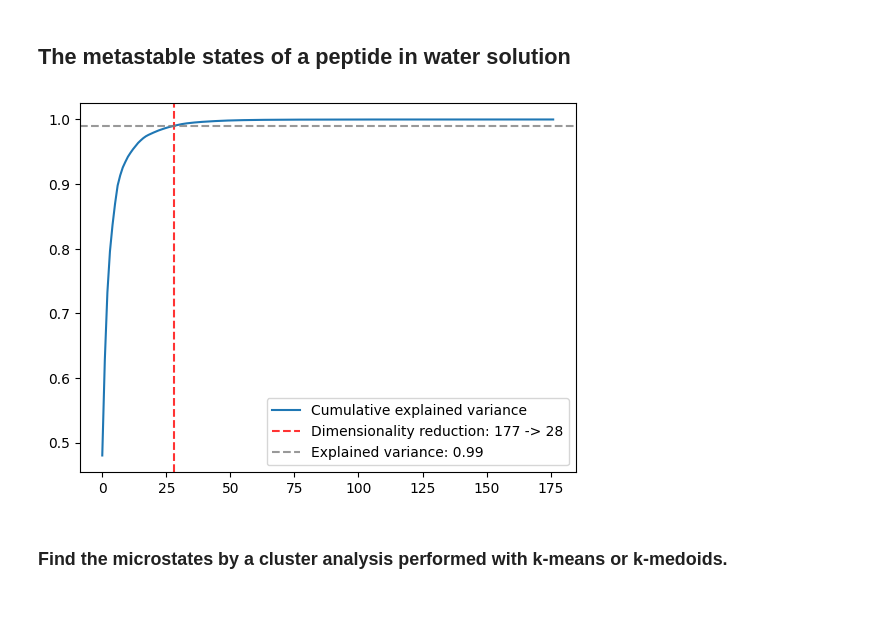
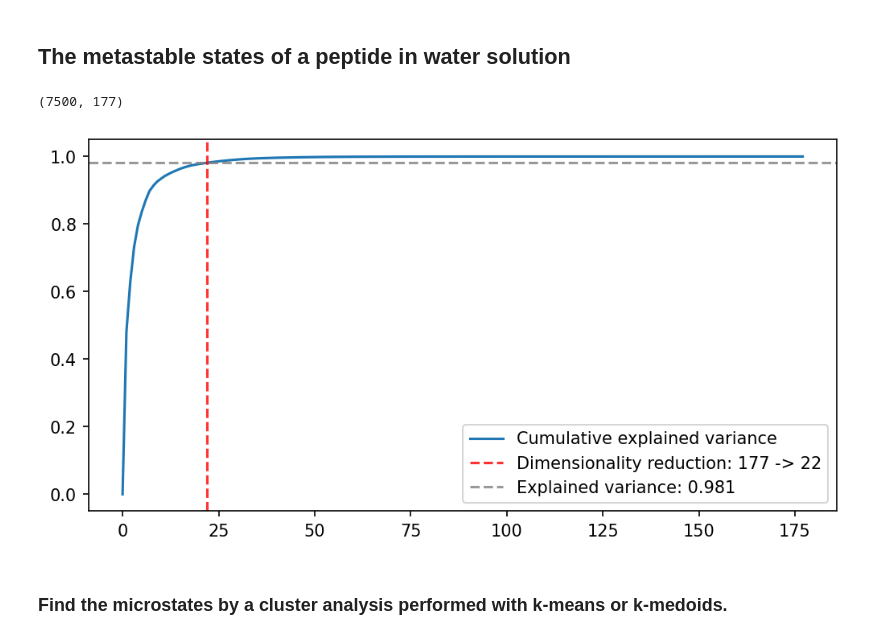
Before and after one commit to DavideScassola/UnsupervisedLearning2022-2023, a Jupyter notebook: third_exercise/third_exercise.ipynb, the cells around one changed output. Saved outputs shown, nothing was run; the diff lists cells and outputs as text; code cells hidden in the pictures; blank space fills up the shorter version.

```diff
--- a/third_exercise/third_exercise.ipynb
+++ b/third_exercise/third_exercise.ipynb
@@ -11,7 +11,7 @@ import matplotlib.pyplot as plt
 plt.rcParams["figure.figsize"] = (8,4)
 plt.rcParams["figure.dpi"] = 150
 
-COLORS = np.array(['red', 'blue', 'green', 'black', 'purple', 'brown'])
+COLORS = np.array(['red', 'blue', 'green', 'cyan', 'black', 'brown'])
 
 def sorted_spectrum(matrix):
     eigenvalues, left_eigenvectors, right_eigenvectors = linalg.eig(matrix, left=True) # eigenvectors are the columns
@@ -21,21 +21,22 @@ def sorted_spectrum(matrix):
     right_eigenvectors = np.real(right_eigenvectors[:, i])
     return eigenvalues, left_eigenvectors, right_eigenvectors
 
-def pca(x: np.ndarray, dim: int = 'auto', variance_target: float = 0.99, normalize = False):
+def pca(x: np.ndarray, dim: int = 'auto', variance_target: float = 0.99, normalize = False, plot=True):
     centered_x = x - np.mean(x, axis=0)
     if normalize:
         centered_x /= np.std(x, axis=0)
     cov = (centered_x.T).dot(centered_x)/len(x)
     evalues, evectors, _ = sorted_spectrum(cov)
-    expl_variance = np.cumsum(evalues / np.sum(evalues))
-    plt.plot(expl_variance, label = 'Cumulative explained variance')
+    expl_variance = np.append(0, np.cumsum(evalues / np.sum(evalues)))
+    if plot:
+        plt.plot(expl_variance, label = 'Cumulative explained variance')
     if dim=='auto':
         dim = np.sum(expl_variance < variance_target)
 
-
-    plt.axvline(x=dim, color = 'red', label = f"Dimensionality reduction: {x.shape[1]} -> {dim}", alpha = 0.8, linestyle='--')
-    plt.axhline(y=expl_variance[dim], color = 'gray', label = f"Explained variance: {expl_variance[dim]:.3g}", alpha = 0.8, linestyle='--')
-    plt.legend()
+    if plot:
+        plt.axvline(x=dim, color = 'red', label = f"Dimensionality reduction: {x.shape[1]} -> {dim}", alpha = 0.8, linestyle='--')
+        plt.axhline(y=expl_variance[dim], color = 'gray', label = f"Explained variance: {expl_variance[dim]:.3g}", alpha = 0.8, linestyle='--')
+        plt.legend()
     #print(f"Dimensionality reduction: {x.shape[1]} -> {dim}")
     #print(f"Explained variance: {expl_variance[dim]:.3f}")
     return centered_x.dot(evectors[:,:dim])
@@ -59,6 +60,7 @@ def kmeans(*, X: np.ndarray, k: int):
         old_labels = labels
         labels = np.argmin(D, axis=1)
         centers = np.array([np.mean(X[labels==i], axis=0) for i in range(k)])
+    labels -= np.min(labels)
     return (labels, centers)
 # %%
 # Download dataset
@@ -70,23 +72,26 @@ if not os.path.exists('high_variance_distances.dat'):
     os.system(f'gzip -d {compressed_file_name}')
 
 # Load dataset
-data = np.genfromtxt(file_name, delimiter=' ')
+data = np.genfromtxt(file_name, delimiter=' ', dtype='float32')
+data.shape
+# %% [output]
+(7500, 177)
 # %%
 # Preliminary data processing
 CENTER = True
 NORMALIZE = False
-PCA_VARIANCE_TARGET = 0.99
+PCA_VARIANCE_TARGET = 0.98
 
 X = data
 
 if CENTER:
     X -= X.mean(axis=0)
 if NORMALIZE:
     X /= X.std(axis=0)
 if PCA_VARIANCE_TARGET:
     X = pca(X, variance_target = PCA_VARIANCE_TARGET)
 # %% [output]
-[figure, old version]
+[figure, new version]
 # %% [markdown]
 ### Find the microstates by a cluster analysis performed with k-means or k-medoids.
 # %%
```
Also changed, not shown: parts of 21 cells of this notebook.
